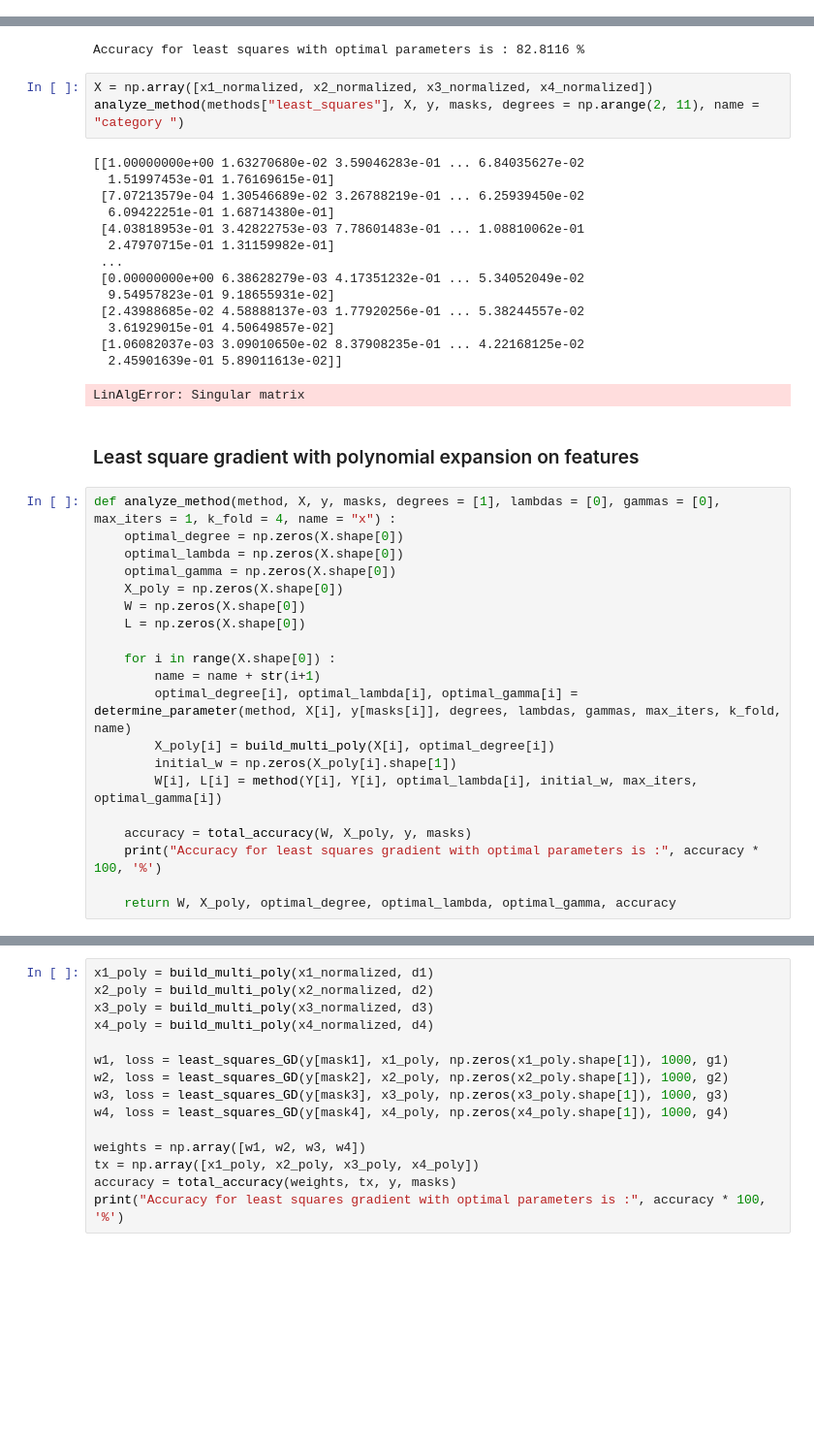
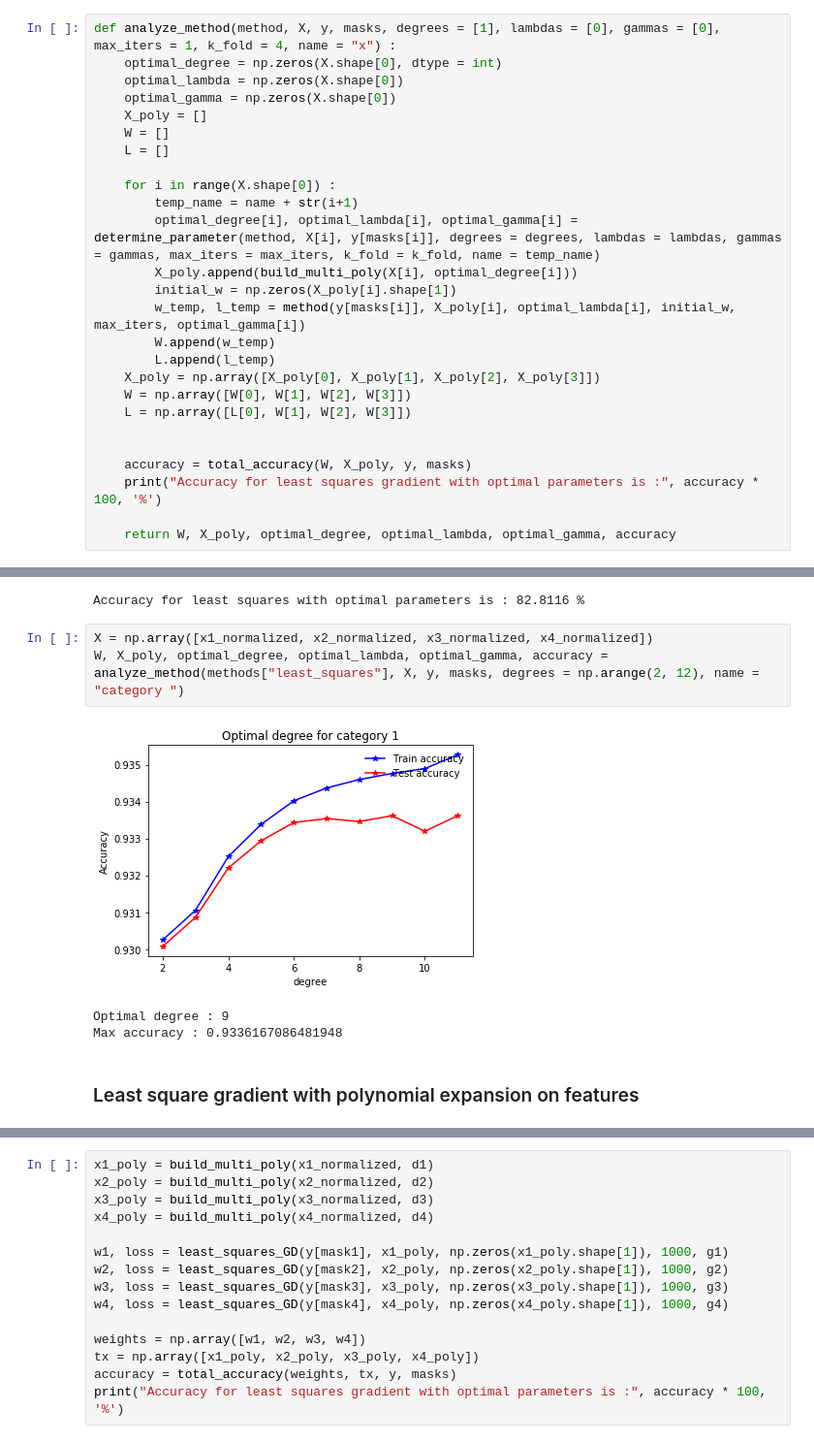
Before and after one commit to jlabhard/ML_course, a Jupyter notebook: projects/project1/scripts/project1.ipynb, the cells around one changed output, grey strips where cells are left out. Shown at 97% size. Cells and saved outputs as stored; diff of their text form; blank space fills up the shorter version.

```diff
--- a/projects/project1/scripts/project1.ipynb
+++ b/projects/project1/scripts/project1.ipynb
@@ -309,6 +309,32 @@ def determine_parameter(method, tx, y, degrees = [1], lambdas = [0], gammas = [0
     print("Max accuracy :", max_acc)
 
     return degree, lambda_, gamma
+# %%
+def analyze_method(method, X, y, masks, degrees = [1], lambdas = [0], gammas = [0], max_iters = 1, k_fold = 4, name = "x") :
+    optimal_degree = np.zeros(X.shape[0], dtype = int)
+    optimal_lambda = np.zeros(X.shape[0])
+    optimal_gamma = np.zeros(X.shape[0])
+    X_poly = []
+    W = []
+    L = []
+
+    for i in range(X.shape[0]) :
+        temp_name = name + str(i+1)
+        optimal_degree[i], optimal_lambda[i], optimal_gamma[i] = determine_parameter(method, X[i], y[masks[i]], degrees = degrees, lambdas = lambdas, gammas = gammas, max_iters = max_iters, k_fold = k_fold, name = temp_name)
+        X_poly.append(build_multi_poly(X[i], optimal_degree[i]))
+        initial_w = np.zeros(X_poly[i].shape[1])
+        w_temp, l_temp = method(y[masks[i]], X_poly[i], optimal_lambda[i], initial_w, max_iters, optimal_gamma[i])
+        W.append(w_temp)
+        L.append(l_temp)
+    X_poly = np.array([X_poly[0], X_poly[1], X_poly[2], X_poly[3]])
+    W = np.array([W[0], W[1], W[2], W[3]])
+    L = np.array([L[0], W[1], W[2], W[3]])
+
+
+    accuracy = total_accuracy(W, X_poly, y, masks)
+    print("Accuracy for least squares gradient with optimal parameters is :", accuracy * 100, '%')
+
+    return W, X_poly, optimal_degree, optimal_lambda, optimal_gamma, accuracy
 # %% [markdown]
 ### Least square with polynomial expansion on features
 # %%
@@ -348,42 +374,11 @@ print("Accuracy for least squares with optimal parameters is :", accuracy * 100,
 Accuracy for least squares with optimal parameters is : 82.8116 %
 # %%
 X = np.array([x1_normalized, x2_normalized, x3_normalized, x4_normalized])
-analyze_method(methods["least_squares"], X, y, masks, degrees = np.arange(2, 11), name = "category ")
+W, X_poly, optimal_degree, optimal_lambda, optimal_gamma, accuracy = analyze_method(methods["least_squares"], X, y, masks, degrees = np.arange(2, 12), name = "category ")
 # %% [output]
+[figure, added]
-[[1.00000000e+00 1.63270680e-02 3.59046283e-01 ... 6.84035627e-02
-  1.51997453e-01 1.76169615e-01]
- [7.07213579e-04 1.30546689e-02 3.26788219e-01 ... 6.25939450e-02
-  6.09422251e-01 1.68714380e-01]
- [4.03818953e-01 3.42822753e-03 7.78601483e-01 ... 1.08810062e-01
-  2.47970715e-01 1.31159982e-01]
- ...
- [0.00000000e+00 6.38628279e-03 4.17351232e-01 ... 5.34052049e-02
-  9.54957823e-01 9.18655931e-02]
- [2.43988685e-02 4.58888137e-03 1.77920256e-01 ... 5.38244557e-02
-  3.61929015e-01 4.50649857e-02]
- [1.06082037e-03 3.09010650e-02 8.37908235e-01 ... 4.22168125e-02
-  2.45901639e-01 5.89011613e-02]]
+Optimal degree : 9
+Max accuracy : 0.9336167086481948
-LinAlgError: Singular matrix
 # %% [markdown]
 ### Least square gradient with polynomial expansion on features
-# %%
-def analyze_method(method, X, y, masks, degrees = [1], lambdas = [0], gammas = [0], max_iters = 1, k_fold = 4, name = "x") :
-    optimal_degree = np.zeros(X.shape[0])
-    optimal_lambda = np.zeros(X.shape[0])
-    optimal_gamma = np.zeros(X.shape[0])
-    X_poly = np.zeros(X.shape[0])
-    W = np.zeros(X.shape[0])
-    L = np.zeros(X.shape[0])
-
-    for i in range(X.shape[0]) :
-        name = name + str(i+1)
-        optimal_degree[i], optimal_lambda[i], optimal_gamma[i] = determine_parameter(method, X[i], y[masks[i]], degrees, lambdas, gammas, max_iters, k_fold, name)
-        X_poly[i] = build_multi_poly(X[i], optimal_degree[i])
-        initial_w = np.zeros(X_poly[i].shape[1])
-        W[i], L[i] = method(Y[i], Y[i], optimal_lambda[i], initial_w, max_iters, optimal_gamma[i])
-
-    accuracy = total_accuracy(W, X_poly, y, masks)
-    print("Accuracy for least squares gradient with optimal parameters is :", accuracy * 100, '%')
-
-    return W, X_poly, optimal_degree, optimal_lambda, optimal_gamma, accuracy
 # %%
```
Also changed, not shown: parts of 1 cell of this notebook.
